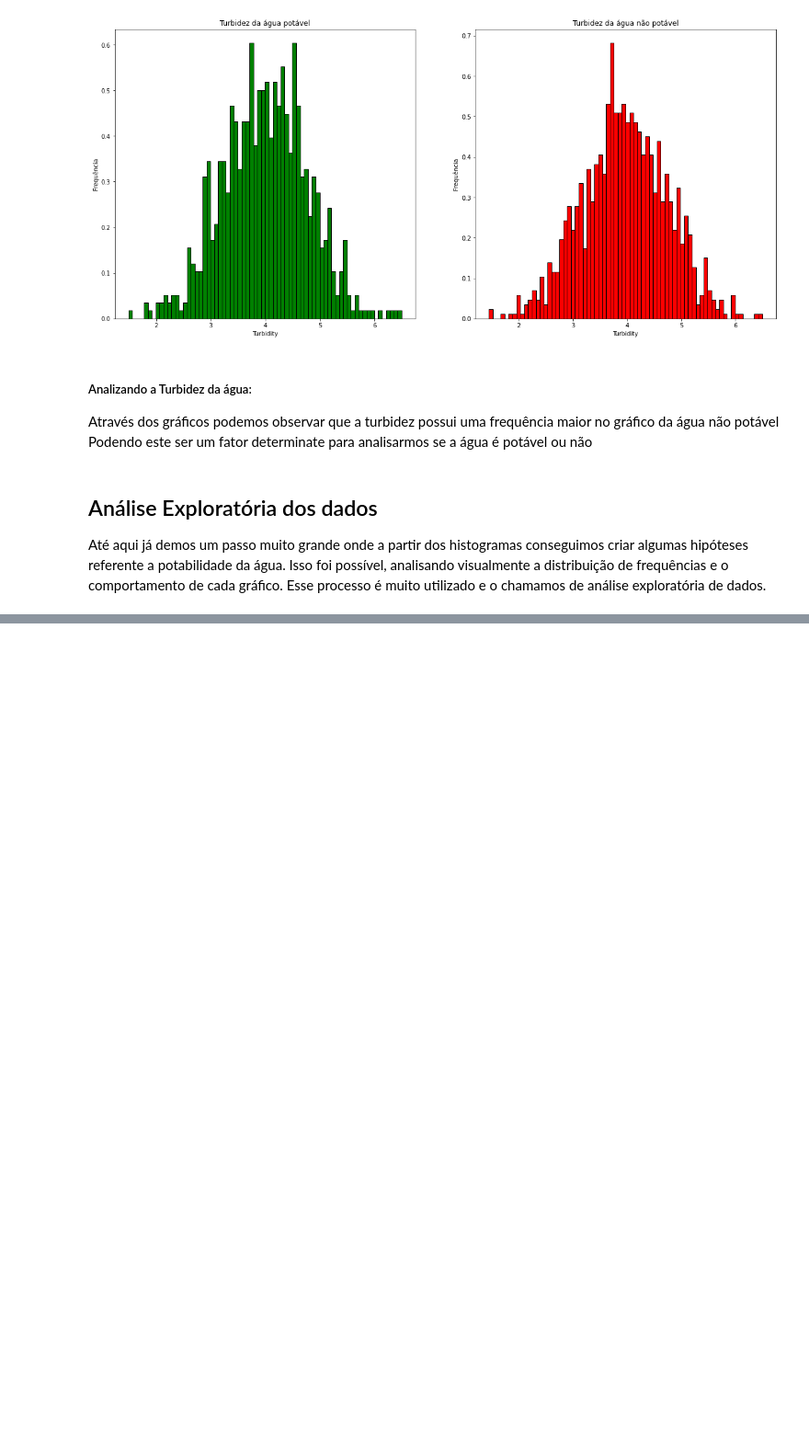
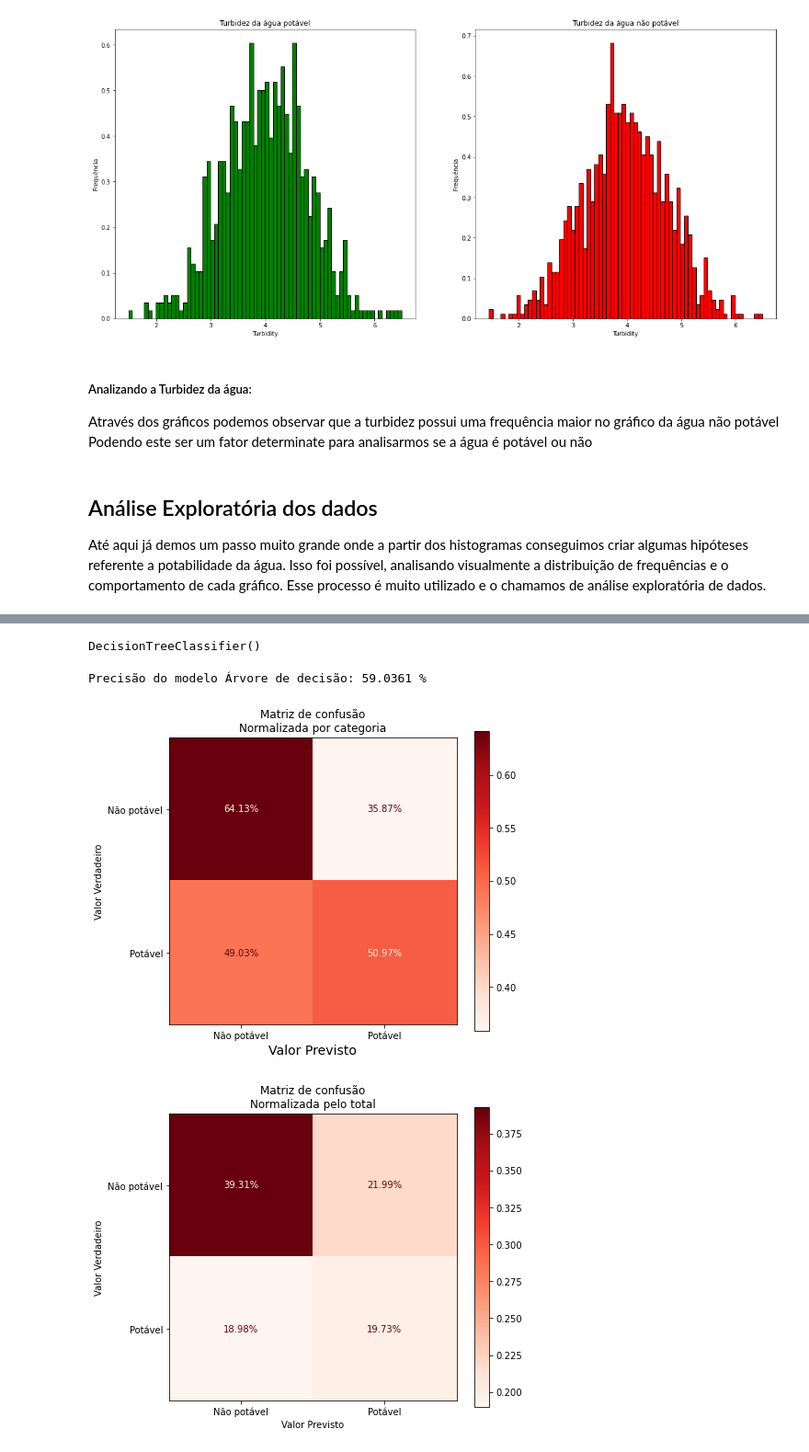
Before and after one commit to ykarodeandrade/datascience, a Jupyter notebook: projeto_2.ipynb, the cells around one changed output, grey strips where cells are left out. Shown: that part at 92% size. Cells and saved outputs as stored; diff of their text form; code cells hidden in the pictures; blank space fills up the shorter version.

Commit message:
arvore e floresta de decisão

```diff
--- a/projeto_2.ipynb
+++ b/projeto_2.ipynb
@@ -380,0 +482,5 @@ Até aqui já demos um passo muito grande onde a partir dos histogramas consegui
+# %%
+# extraindo y para base de treinamento
+# TARGET
+y = dados.iloc[:, -1]
+y
@@ -380,0 +500,4 @@ Até aqui já demos um passo muito grande onde a partir dos histogramas consegui
+# %%
+# Função para gerar base de dados utilizada para treinamento e teste
+X_train, X_test, y_train, y_test = train_test_split(X, y, test_size=0.33) # X todas as colunas y coluna da potabilidade
+X_train
@@ -380,0 +518,46 @@ Até aqui já demos um passo muito grande onde a partir dos histogramas consegui
+# %%
+# Modelo Arvore de decisão
+
+modelo_Arv = tree.DecisionTreeClassifier()
+# %%
+modelo_Arv.fit(X_train, y_train)
+# %% [output]
+DecisionTreeClassifier()
+# %%
+acuracia_Arv = modelo_Arv.score(X_test, y_test)*100
+print(f'Precisão do modelo Árvore de decisão: {acuracia_Arv:.4f} %')
+# %% [output]
+Precisão do modelo Árvore de decisão: 59.0361 %
+# %%
+# Figura para plotagem do gráfico
+fig, ax = plt.subplots(figsize=(7, 6))
+
+
+
+# Cria e plota matriz de confusão
+plot_confusion_matrix(modelo_Arv,  X_test,  y_test,
+                      normalize='true', display_labels=['Não potável', 'Potável'],
+                      cmap=plt.cm.Reds, ax=ax, values_format='.2%')
+plt.xlabel("Valor Previsto", fontsize=14)
+plt.ylabel("Valor Verdadeiro")
+plt.title("Matriz de confusão\nNormalizada por categoria")
+plt.grid(False)
+
+
+
+# Figura para plotagem do gráfico
+fig, ax = plt.subplots(figsize=(7, 6))
+
+
+
+# Cria e plota matriz de confusão
+plot_confusion_matrix(modelo_Arv, X_test,  y_test,
+                      normalize='all', display_labels=['Não potável', 'Potável'],
+                      cmap=plt.cm.Reds, ax=ax, values_format='.2%')
+plt.xlabel("Valor Previsto")
+plt.ylabel("Valor Verdadeiro")
+plt.title("Matriz de confusão\nNormalizada pelo total")
+plt.grid(False)
+# %% [output]
+[figure, added]
+[figure, added]
```
Also changed, not shown: parts of 28 cells of this notebook.
